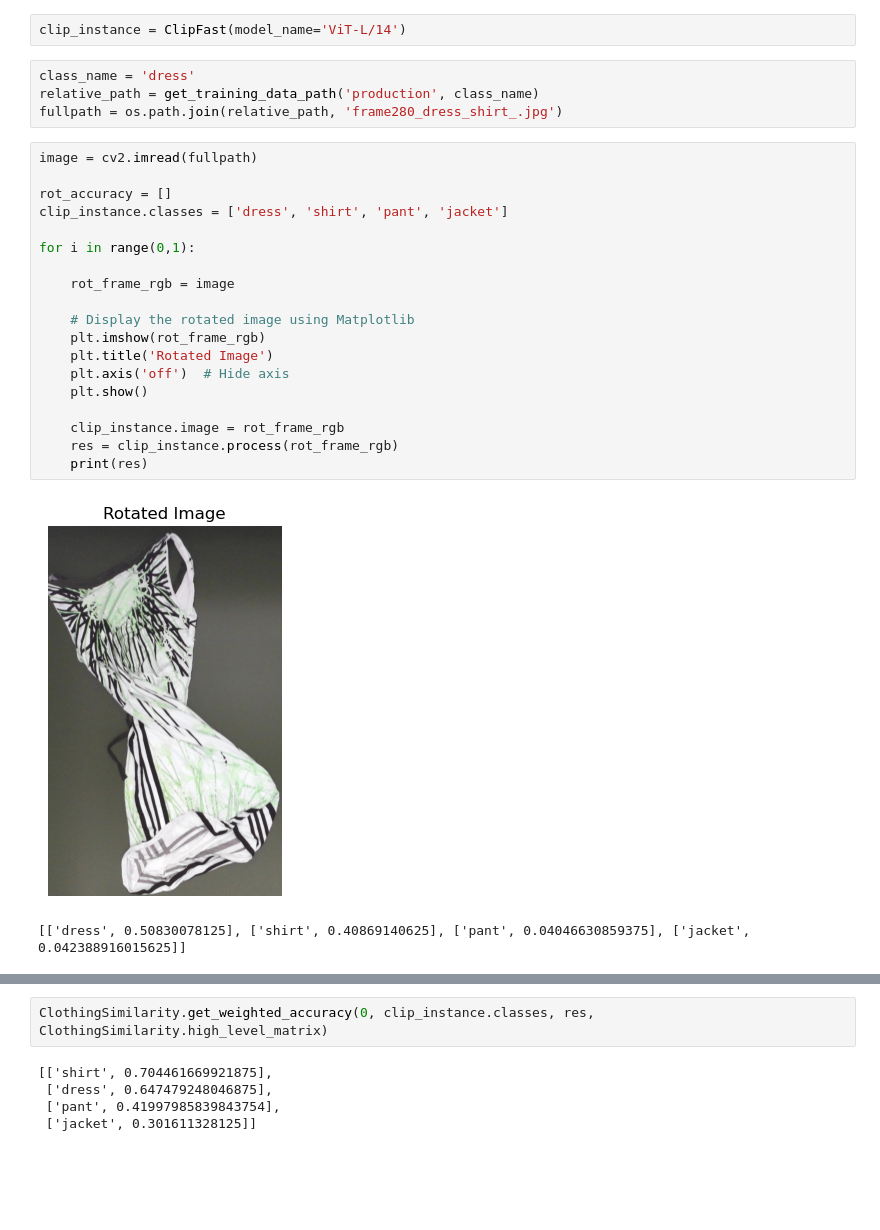
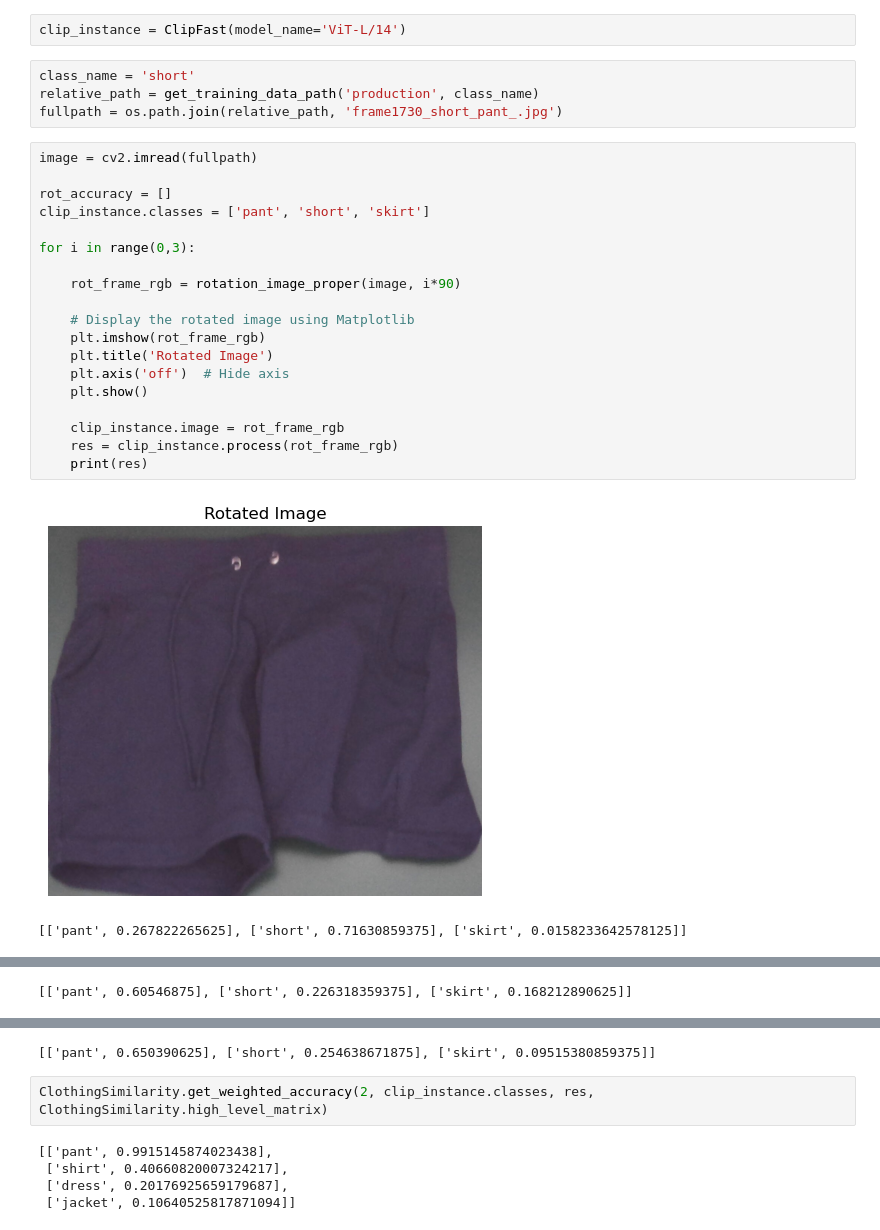
Before and after one commit to kohnmart/master-projekt, a Jupyter notebook: notebooks/pytorch/classifier/clip.ipynb, the cells around one changed output, grey strips where cells are left out. Cells and saved outputs as stored; diff of their text form; blank space fills up the shorter version.

```diff
--- a/notebooks/pytorch/classifier/clip.ipynb
+++ b/notebooks/pytorch/classifier/clip.ipynb
@@ -20,28 +20,28 @@ import numpy as np
 # %%
 clip_instance = ClipFast(model_name='ViT-L/14')
 # %%
-class_name = 'dress'
+class_name = 'short'
 relative_path = get_training_data_path('production', class_name)
-fullpath = os.path.join(relative_path, 'frame280_dress_shirt_.jpg')
+fullpath = os.path.join(relative_path, 'frame1730_short_pant_.jpg')
 # %%
 image = cv2.imread(fullpath)
 
 rot_accuracy = []
-clip_instance.classes = ['dress', 'shirt', 'pant', 'jacket']
+clip_instance.classes = ['pant', 'short', 'skirt']
 
-for i in range(0,1):
+for i in range(0,3):
 
-    rot_frame_rgb = image
+    rot_frame_rgb = rotation_image_proper(image, i*90)
 
     # Display the rotated image using Matplotlib
     plt.imshow(rot_frame_rgb)
     plt.title('Rotated Image')
     plt.axis('off')  # Hide axis
     plt.show()
 
     clip_instance.image = rot_frame_rgb
     res = clip_instance.process(rot_frame_rgb)
     print(res)
 # %% [output]
-[figure, old version]
+[figure, new version]
-[['dress', 0.50830078125], ['shirt', 0.40869140625], ['pant', 0.04046630859375], ['jacket', 0.042388916015625]]
+[['pant', 0.267822265625], ['short', 0.71630859375], ['skirt', 0.0158233642578125]]
@@ -47,0 +49 @@ for i in range(0,1):
+[['pant', 0.60546875], ['short', 0.226318359375], ['skirt', 0.168212890625]]
@@ -48,7 +51,8 @@ for i in range(0,1):
+[['pant', 0.650390625], ['short', 0.254638671875], ['skirt', 0.09515380859375]]
 # %%
-ClothingSimilarity.get_weighted_accuracy(0, clip_instance.classes, res, ClothingSimilarity.high_level_matrix)
+ClothingSimilarity.get_weighted_accuracy(2, clip_instance.classes, res, ClothingSimilarity.high_level_matrix)
 # %% [output]
-[['shirt', 0.704461669921875],
- ['dress', 0.647479248046875],
- ['pant', 0.41997985839843754],
- ['jacket', 0.301611328125]]
+[['pant', 0.9915145874023438],
+ ['shirt', 0.40660820007324217],
+ ['dress', 0.20176925659179687],
+ ['jacket', 0.10640525817871094]]
```
Also changed, not shown: parts of 1 cell of this notebook, 29 other files.
